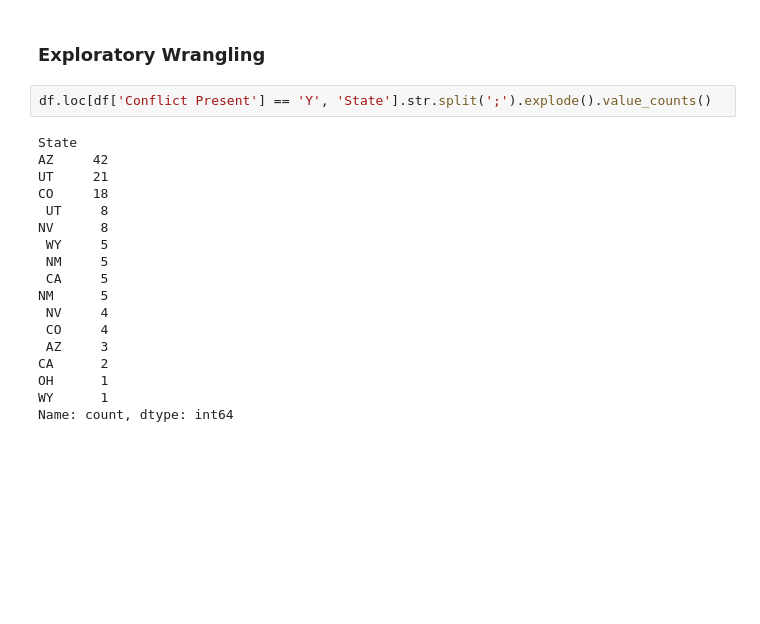
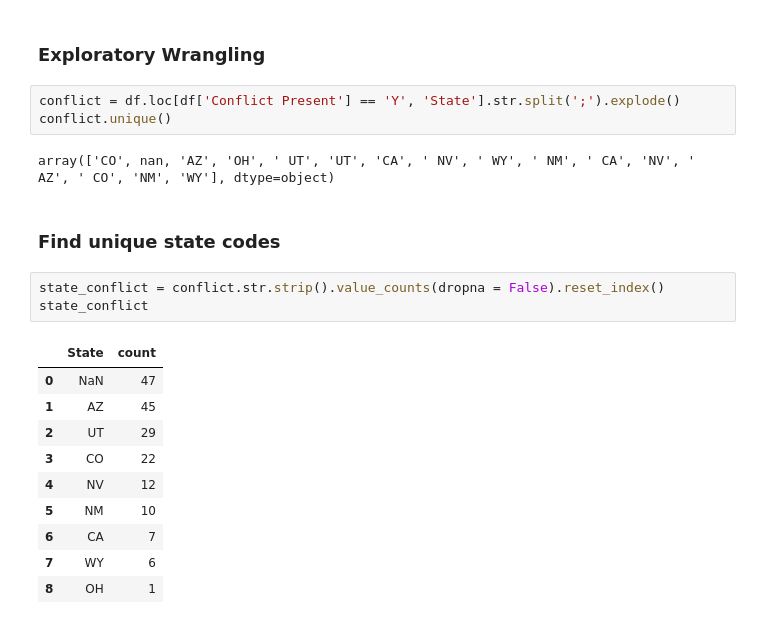
Before and after one commit to cuvlin/eds220-2026-sections, a Jupyter notebook: section-2-co-basin-water-conflicts.ipynb, the cells around one changed output. Drawn from its saved outputs; the diff is of its cells as text; blank space fills up the shorter version.

```diff
--- a/section-2-co-basin-water-conflicts.ipynb
+++ b/section-2-co-basin-water-conflicts.ipynb
@@ -195,22 +195,23 @@ Name: State, Length: 178, dtype: object
 # %% [markdown]
 ### Exploratory Wrangling
 # %%
-df.loc[df['Conflict Present'] == 'Y', 'State'].str.split(';').explode().value_counts()
+conflict = df.loc[df['Conflict Present'] == 'Y', 'State'].str.split(';').explode()
+conflict.unique()
 # %% [output]
-State
-AZ     42
-UT     21
-CO     18
- UT     8
-NV      8
- WY     5
- NM     5
- CA     5
-NM      5
- NV     4
- CO     4
- AZ     3
-CA      2
-OH      1
-WY      1
-Name: count, dtype: int64
+array(['CO', nan, 'AZ', 'OH', ' UT', 'UT', 'CA', ' NV', ' WY', ' NM', ' CA', 'NV', ' AZ', ' CO', 'NM', 'WY'], dtype=object)
+# %% [markdown]
+### Find unique state codes
+# %%
+state_conflict = conflict.str.strip().value_counts(dropna = False).reset_index()
+state_conflict
+# %% [output]
+|  | State | count |
+| 0 | NaN | 47 |
+| 1 | AZ | 45 |
+| 2 | UT | 29 |
+| 3 | CO | 22 |
+| 4 | NV | 12 |
+| 5 | NM | 10 |
+| 6 | CA | 7 |
+| 7 | WY | 6 |
+| 8 | OH | 1 |
```
Also changed, not shown: parts of 2 cells of this notebook.
